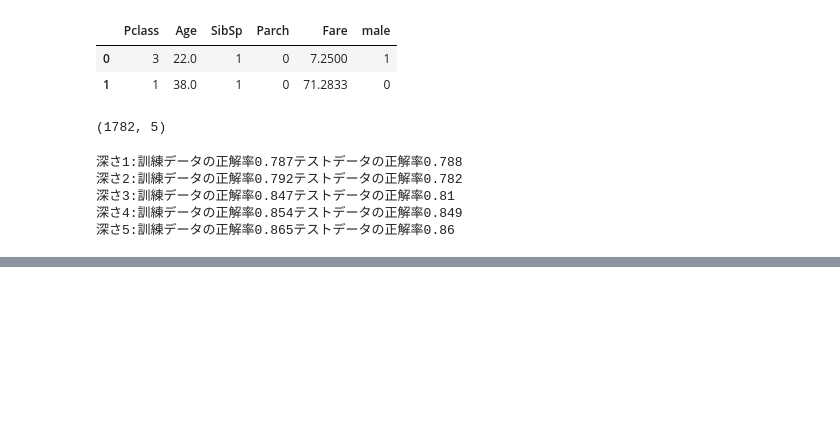
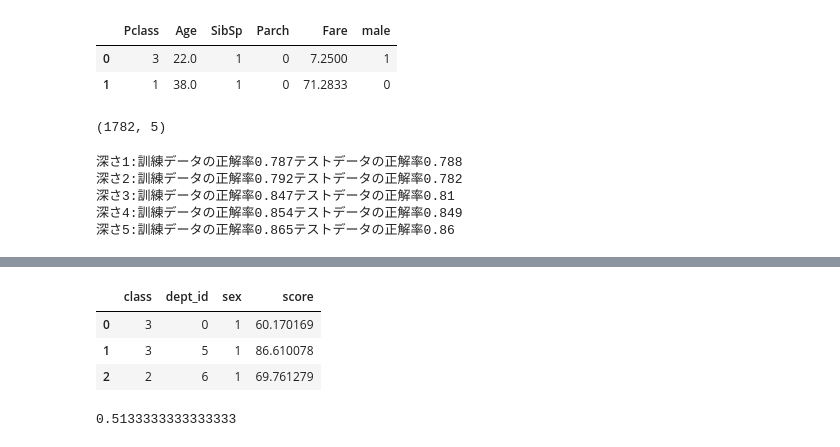
Before and after one commit to kawanodaiya/python, a Jupyter notebook: titanic.ipynb, the cells around one changed output, grey strips where cells are left out. Drawn from its saved outputs; the diff is of its cells as text; code cells hidden in the pictures; blank space fills up the shorter version.

```diff
--- a/titanic.ipynb
+++ b/titanic.ipynb
@@ -318,0 +337,13 @@ with open('survived.pkl', 'wb') as f:
+# %%
+df = pd.read_csv('ex4.csv')
+df.head(3)
+# %% [output]
+|  | class | dept_id | sex | score |
+| 0 | 3 | 0 | 1 | 60.170169 |
+| 1 | 3 | 5 | 1 | 86.610078 |
+| 2 | 2 | 6 | 1 | 69.761279 |
+# %%
+df['sex'].value_counts()
+df['sex'].mean()
+# %% [output]
+0.5133333333333333
```
Also changed, not shown: parts of 8 cells of this notebook, 1 other file.
